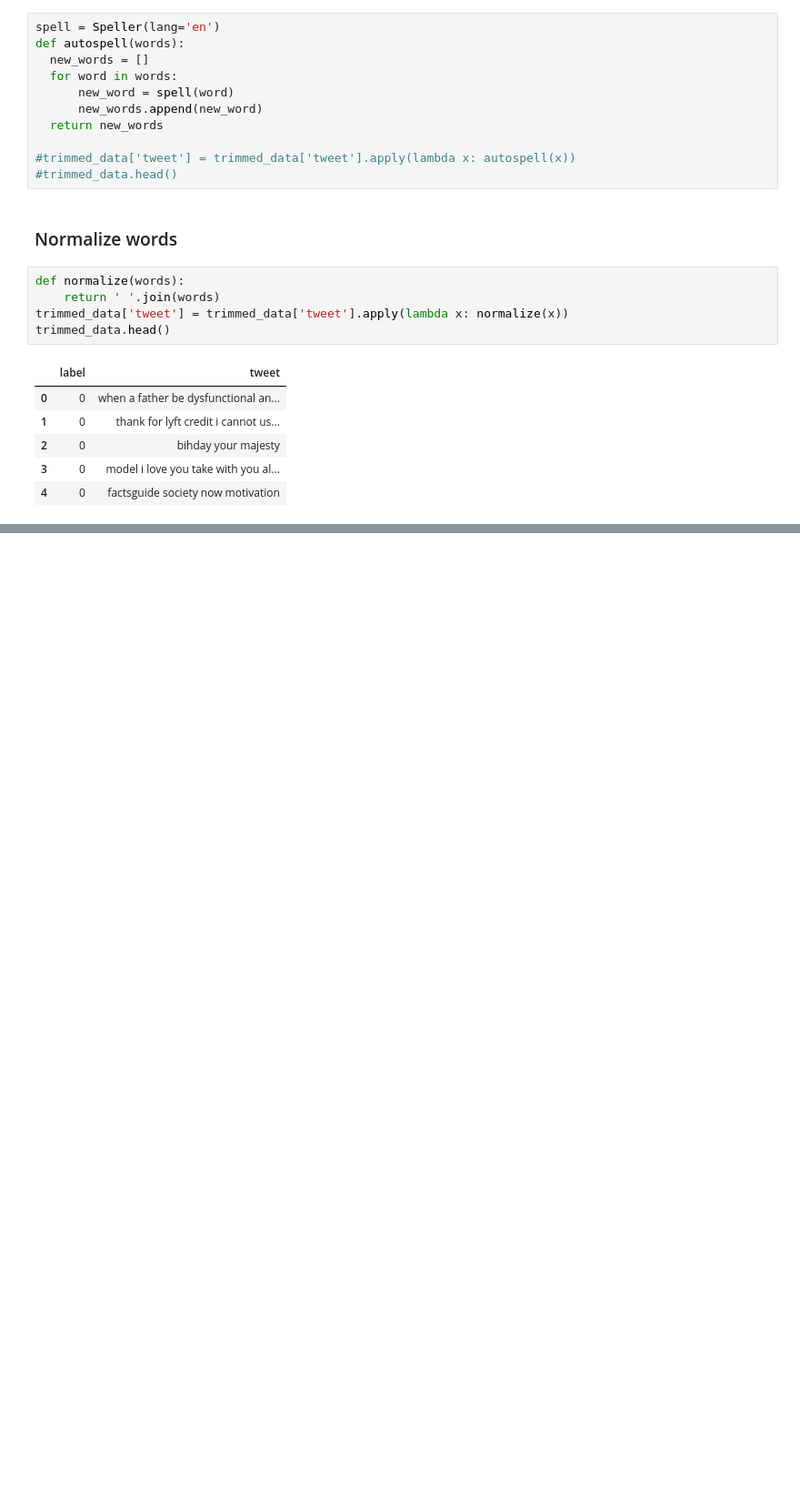
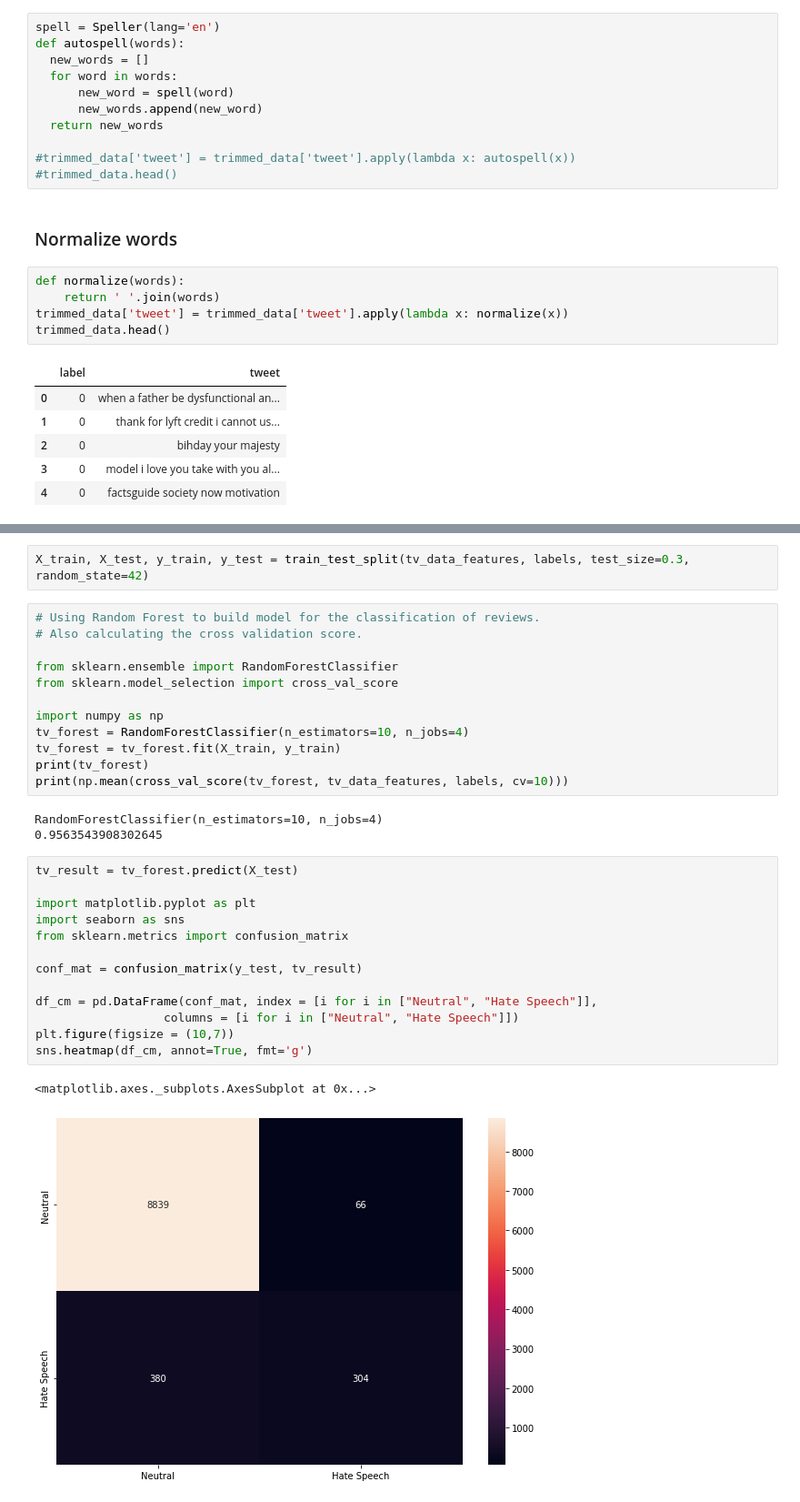
Before and after one commit to nishantbala/twitter-sentiment-analysis, a Jupyter notebook: sentiment-analysis.ipynb, the cells around one changed output, grey strips where cells are left out. Shown: that part at 91% size. Drawn from its saved outputs; the diff is of its cells as text; blank space fills up the shorter version.

```diff
--- a/sentiment-analysis.ipynb
+++ b/sentiment-analysis.ipynb
@@ -221,0 +326,33 @@ trimmed_data.head()
+# %%
+X_train, X_test, y_train, y_test = train_test_split(tv_data_features, labels, test_size=0.3, random_state=42)
+# %%
+# Using Random Forest to build model for the classification of reviews.
+# Also calculating the cross validation score.
+
+from sklearn.ensemble import RandomForestClassifier
+from sklearn.model_selection import cross_val_score
+
+import numpy as np
+tv_forest = RandomForestClassifier(n_estimators=10, n_jobs=4)
+tv_forest = tv_forest.fit(X_train, y_train)
+print(tv_forest)
+print(np.mean(cross_val_score(tv_forest, tv_data_features, labels, cv=10)))
+# %% [output]
+RandomForestClassifier(n_estimators=10, n_jobs=4)
+0.9563543908302645
+# %%
+tv_result = tv_forest.predict(X_test)
+
+import matplotlib.pyplot as plt
+import seaborn as sns
+from sklearn.metrics import confusion_matrix
+
+conf_mat = confusion_matrix(y_test, tv_result)
+
+df_cm = pd.DataFrame(conf_mat, index = [i for i in ["Neutral", "Hate Speech"]],
+                  columns = [i for i in ["Neutral", "Hate Speech"]])
+plt.figure(figsize = (10,7))
+sns.heatmap(df_cm, annot=True, fmt='g')
+# %% [output]
+<matplotlib.axes._subplots.AxesSubplot at 0x...>
+[figure, added]
```
Also changed, not shown: parts of 11 cells of this notebook.
